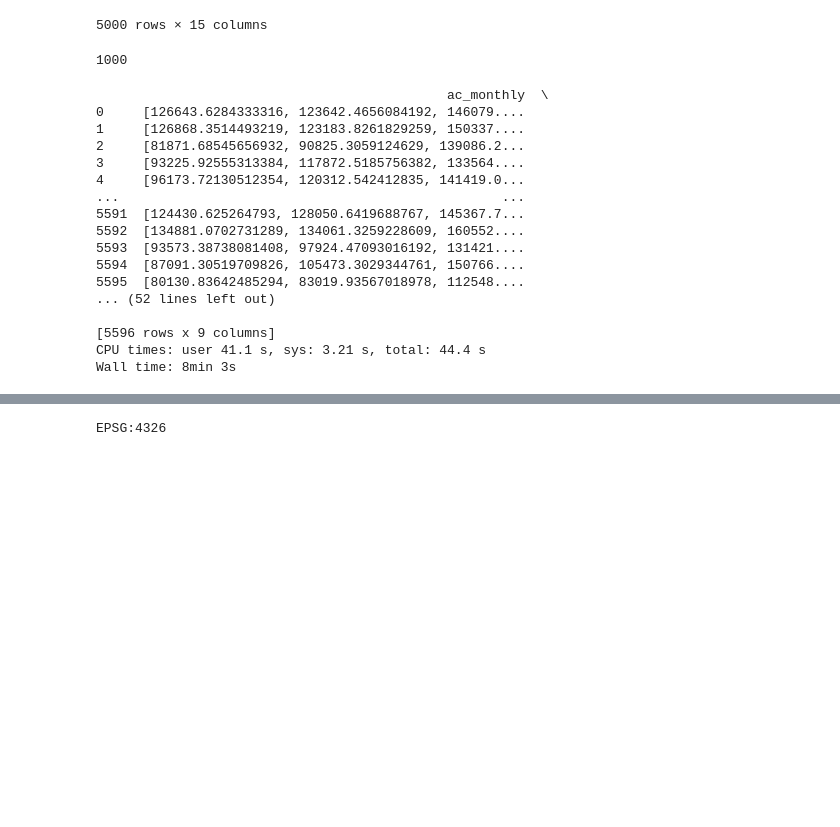
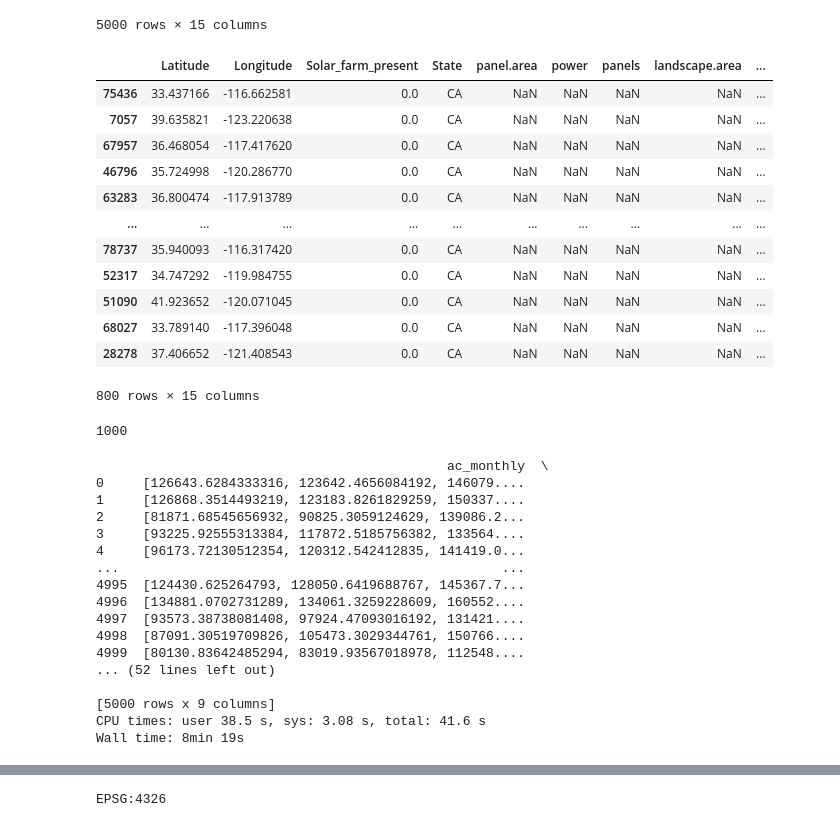
Before and after one commit to hrhampapura/SolarFarmPrediction, a Jupyter notebook: data_code/PVWatts_output.ipynb, the cells around one changed output, grey strips where cells are left out. Cells and saved outputs as stored; diff of their text form; code cells hidden in the pictures; blank space fills up the shorter version.

```diff
--- a/data_code/PVWatts_output.ipynb
+++ b/data_code/PVWatts_output.ipynb
@@ -337,6 +340,23 @@ ca_grid_sampled
 | 46056 | 36.683149 | -120.329916 | 0.0 | CA | NaN | NaN | NaN | NaN | ... |
 | 1659 | 39.831362 | -123.932533 | 0.0 | CA | NaN | NaN | NaN | NaN | ... |
 5000 rows × 15 columns
+# %%
+###### Check #############
+ca_grid_sampled.loc[ca_grid_sampled['feature_violated']=='slope']
+# %% [output]
+|  | Latitude | Longitude | Solar_farm_present | State | panel.area | power | panels | landscape.area | ... |
+| 75436 | 33.437166 | -116.662581 | 0.0 | CA | NaN | NaN | NaN | NaN | ... |
+| 7057 | 39.635821 | -123.220638 | 0.0 | CA | NaN | NaN | NaN | NaN | ... |
+| 67957 | 36.468054 | -117.417620 | 0.0 | CA | NaN | NaN | NaN | NaN | ... |
+| 46796 | 35.724998 | -120.286770 | 0.0 | CA | NaN | NaN | NaN | NaN | ... |
+| 63283 | 36.800474 | -117.913789 | 0.0 | CA | NaN | NaN | NaN | NaN | ... |
+| ... | ... | ... | ... | ... | ... | ... | ... | ... | ... |
+| 78737 | 35.940093 | -116.317420 | 0.0 | CA | NaN | NaN | NaN | NaN | ... |
+| 52317 | 34.747292 | -119.984755 | 0.0 | CA | NaN | NaN | NaN | NaN | ... |
+| 51090 | 41.923652 | -120.071045 | 0.0 | CA | NaN | NaN | NaN | NaN | ... |
+| 68027 | 33.789140 | -117.396048 | 0.0 | CA | NaN | NaN | NaN | NaN | ... |
+| 28278 | 37.406652 | -121.408543 | 0.0 | CA | NaN | NaN | NaN | NaN | ... |
+800 rows × 15 columns
 # %%
 #### Get lat and lons
 ca_coords_sample           = list(zip(ca_grid_sampled['Latitude'], ca_grid_sampled['Longitude']))
@@ -368,7 +388,7 @@ for (lat,lon) in ca_coords_sample5:
             'dataset': 'nsrdb',      #tmy2 is 1960-1990, tmy3 is 1990-2005
             'radius': 100,            # 0-Pick the station nearest to the given (lat,lon),e.g: 50 -50 miles
             'timeframe': 'monthly',
-            'api_key': hrh_apikey2
+            'api_key': hrh_apikey6
         }
 
         url = 'https://developer.nrel.gov/api/pvwatts/v8'
@@ -404,16 +424,16 @@ print(df)
 3     [93225.92555313384, 117872.5185756382, 133564....
 4     [96173.72130512354, 120312.542412835, 141419.0...
 ...                                                 ...
-5591  [124430.625264793, 128050.6419688767, 145367.7...
-5592  [134881.0702731289, 134061.3259228609, 160552....
-5593  [93573.38738081408, 97924.47093016192, 131421....
-5594  [87091.30519709826, 105473.3029344761, 150766....
-5595  [80130.83642485294, 83019.93567018978, 112548....
+4995  [124430.625264793, 128050.6419688767, 145367.7...
+4996  [134881.0702731289, 134061.3259228609, 160552....
+4997  [93573.38738081408, 97924.47093016192, 131421....
+4998  [87091.30519709826, 105473.3029344761, 150766....
+4999  [80130.83642485294, 83019.93567018978, 112548....
 ... (52 lines left out)
 
-[5596 rows x 9 columns]
-CPU times: user 41.1 s, sys: 3.21 s, total: 44.4 s
-Wall time: 8min 3s
+[5000 rows x 9 columns]
+CPU times: user 38.5 s, sys: 3.08 s, total: 41.6 s
+Wall time: 8min 19s
 # %%
 df
 # %% [output]
```
Also changed, not shown: parts of 18 cells of this notebook, 4 other files.
